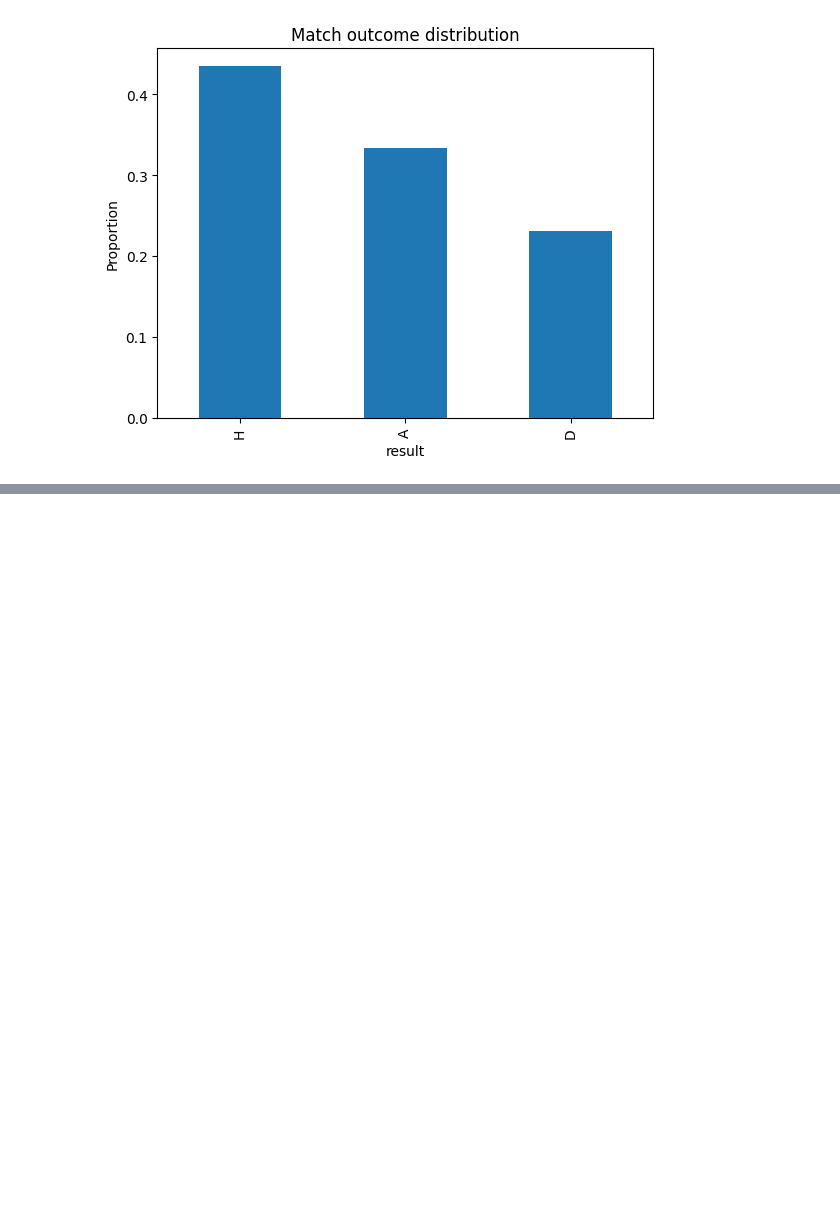
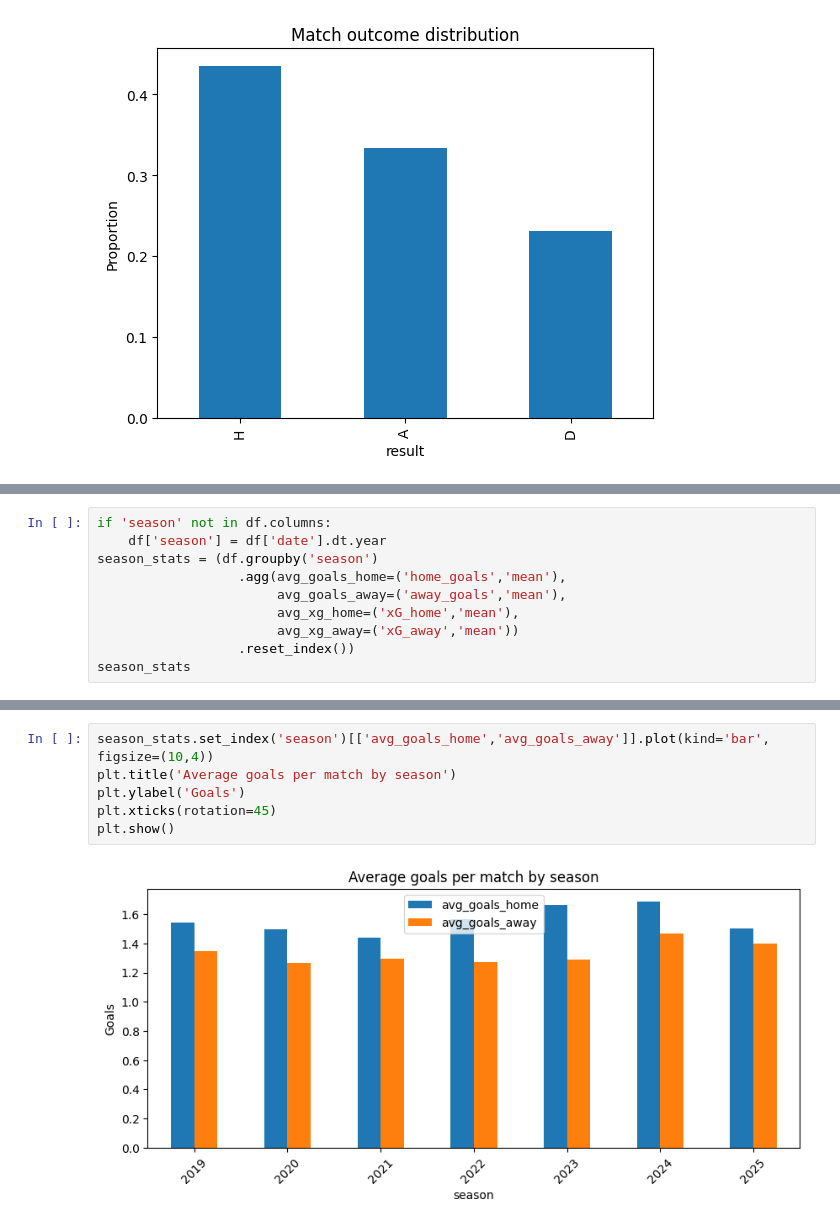
Before and after one commit to IntruderGuru/football-prediction, a Jupyter notebook: notebooks/01_eda.ipynb, the cells around one changed output, grey strips where cells are left out. Saved outputs shown, nothing was run; the diff lists cells and outputs as text; blank space fills up the shorter version.

```diff
--- a/notebooks/01_eda.ipynb
+++ b/notebooks/01_eda.ipynb
@@ -127,0 +140,10 @@ plt.show()
+# %%
+if 'season' not in df.columns:
+    df['season'] = df['date'].dt.year
+season_stats = (df.groupby('season')
+                  .agg(avg_goals_home=('home_goals','mean'),
+                       avg_goals_away=('away_goals','mean'),
+                       avg_xg_home=('xG_home','mean'),
+                       avg_xg_away=('xG_away','mean'))
+                  .reset_index())
+season_stats
@@ -127,0 +159,8 @@ plt.show()
+# %%
+season_stats.set_index('season')[['avg_goals_home','avg_goals_away']].plot(kind='bar', figsize=(10,4))
+plt.title('Average goals per match by season')
+plt.ylabel('Goals')
+plt.xticks(rotation=45)
+plt.show()
+# %% [output]
+[figure, added]
```
Also changed, not shown: parts of 6 cells of this notebook, 1 other file.
